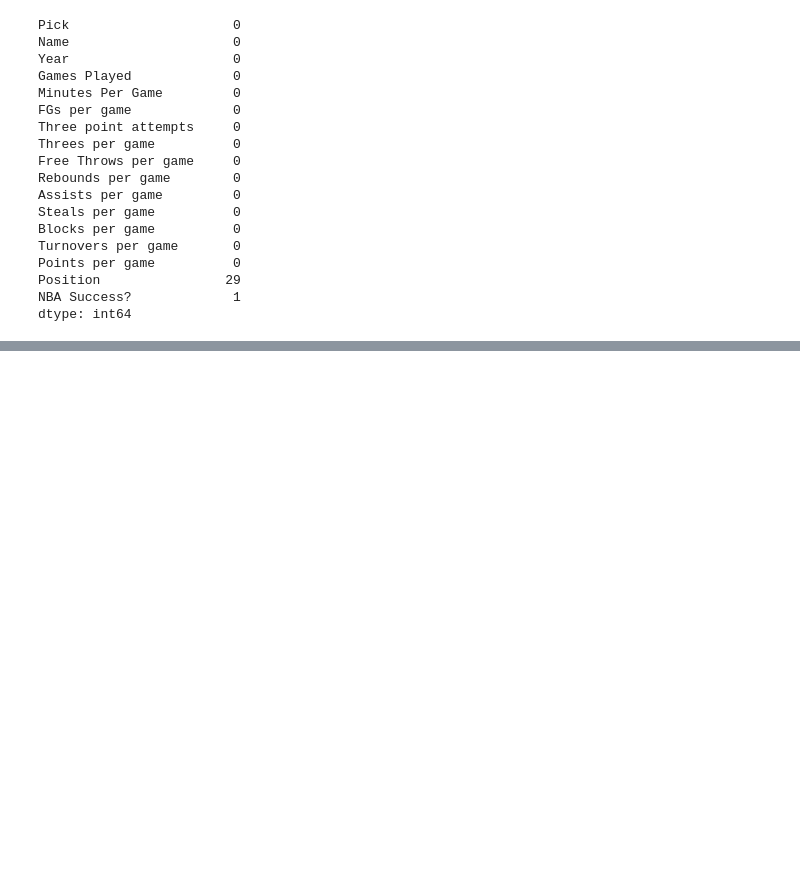
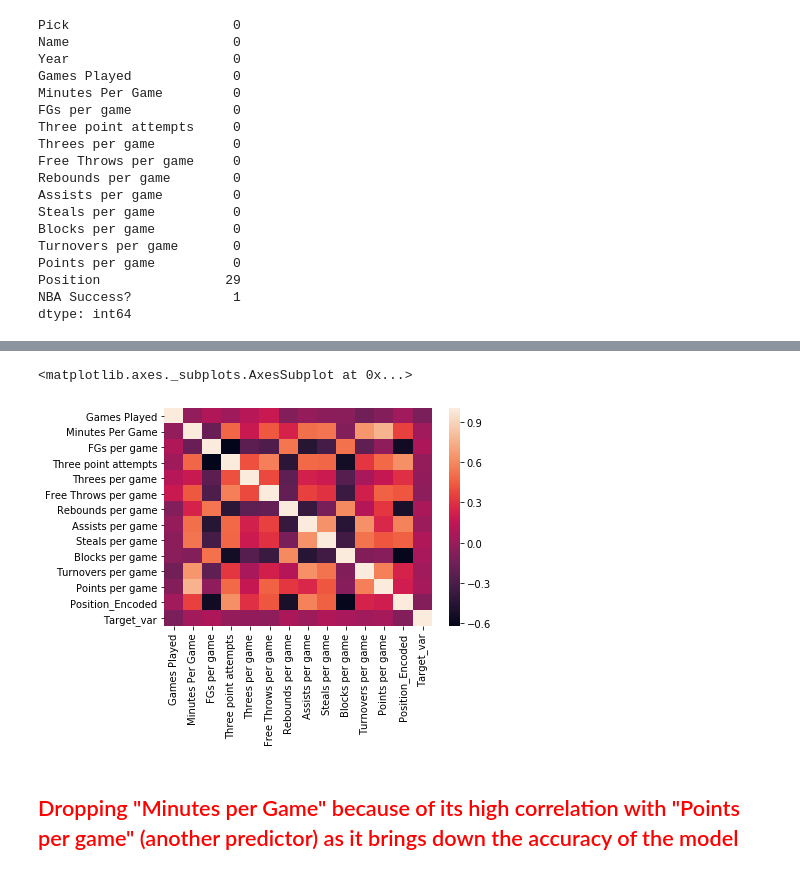
Before and after one commit to akshaygupta16/NBADraftAssistant, a Jupyter notebook: NBADraftPicker.ipynb, the cells around one changed output, grey strips where cells are left out. Drawn from its saved outputs; the diff is of its cells as text; code cells hidden in the pictures; blank space fills up the shorter version.

```diff
--- a/NBADraftPicker.ipynb
+++ b/NBADraftPicker.ipynb
@@ -389,0 +450,19 @@ sns.distplot(players_data_knn['Three point attempts'])
+# %%
+from sklearn.preprocessing import StandardScaler
+
+scaler = StandardScaler()
+players_data_scaled = players_data_knn.copy(deep=True)
+players_data_scaled.iloc[:,[4,5,6,7,8,9,10,11,12,13,14]]  = scaler.fit_transform(players_data_scaled.iloc[:,[4,5,6,7,8,9,10,11,12,13,14]])
+players_data_scaled.head()
+# fig,axes = plt.subplots(nrows=6,ncols=2,sharex=False,figsize=(30,30))
+# sns.distplot(players_data_scaled['Minutes Per Game'].dropna(),ax=axes[0,0])
+# sns.distplot(players_data_scaled['FGs per game'].dropna(),ax=axes[0,1])
+# sns.distplot(players_data_scaled['Three point attempts'].dropna(),ax=axes[1,0])
+# sns.distplot(players_data_scaled['Threes per game'].dropna(),ax=axes[1,1])
+# sns.distplot(players_data_scaled['Free Throws per game'].dropna(),ax=axes[2,0])
+# sns.distplot(players_data_scaled['Rebounds per game'].dropna(),ax=axes[2,1])
+# sns.distplot(players_data_scaled['Assists per game'].dropna(),ax=axes[3,0])
+# sns.distplot(players_data_scaled['Steals per game'].dropna(),ax=axes[3,1])
+# sns.distplot(players_data_scaled['Blocks per game'].dropna(),ax=axes[4,0])
+# sns.distplot(players_data_scaled['Turnovers per game'].dropna(),ax=axes[4,1])
+# sns.distplot(players_data_scaled['Points per game'].dropna(),ax=axes[5,0])
@@ -389,0 +484,15 @@ sns.distplot(players_data_knn['Three point attempts'])
+# %%
+def target_numeric(x):
+    if x == "yes":
+        return 1
+    if x == "no":
+        return 0
+# %%
+players_data_scaled['Target_var'] = players_data_scaled['NBA Success?'].apply(lambda x : target_numeric(x))
+# %%
+players_data_scaled['Target_var']=players_data_scaled['Target_var'].astype('int64')
+# %%
+sns.heatmap(players_data_scaled.corr())
+# %% [output]
+<matplotlib.axes._subplots.AxesSubplot at 0x...>
+[figure, added]
@@ -389,0 +506,2 @@ sns.distplot(players_data_knn['Three point attempts'])
+# %% [markdown]
+## <font color = "red"> Dropping "Minutes per Game" because of its high correlation with "Points per game" (another predictor) as it brings down the accuracy of the model </font>
```
Also changed, not shown: parts of 39 cells of this notebook.
